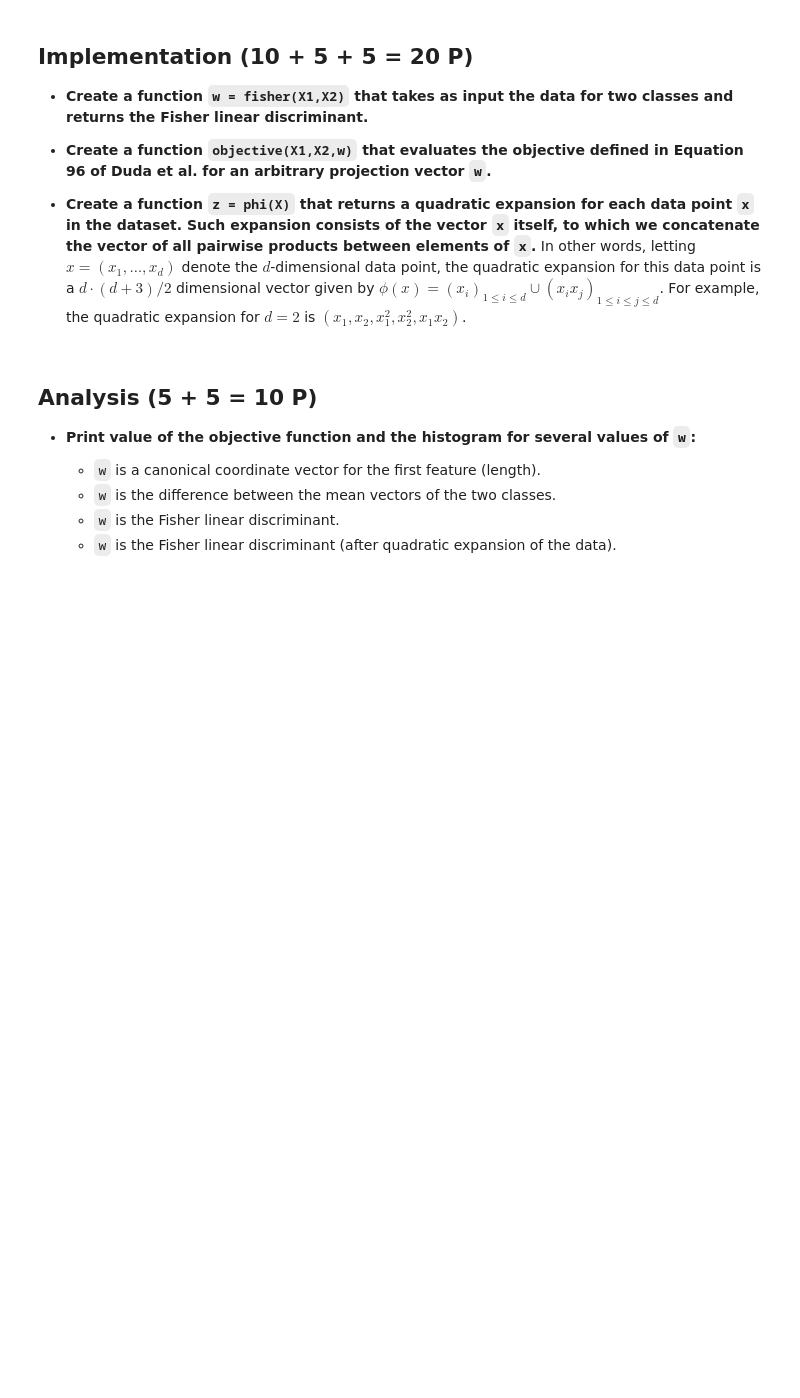
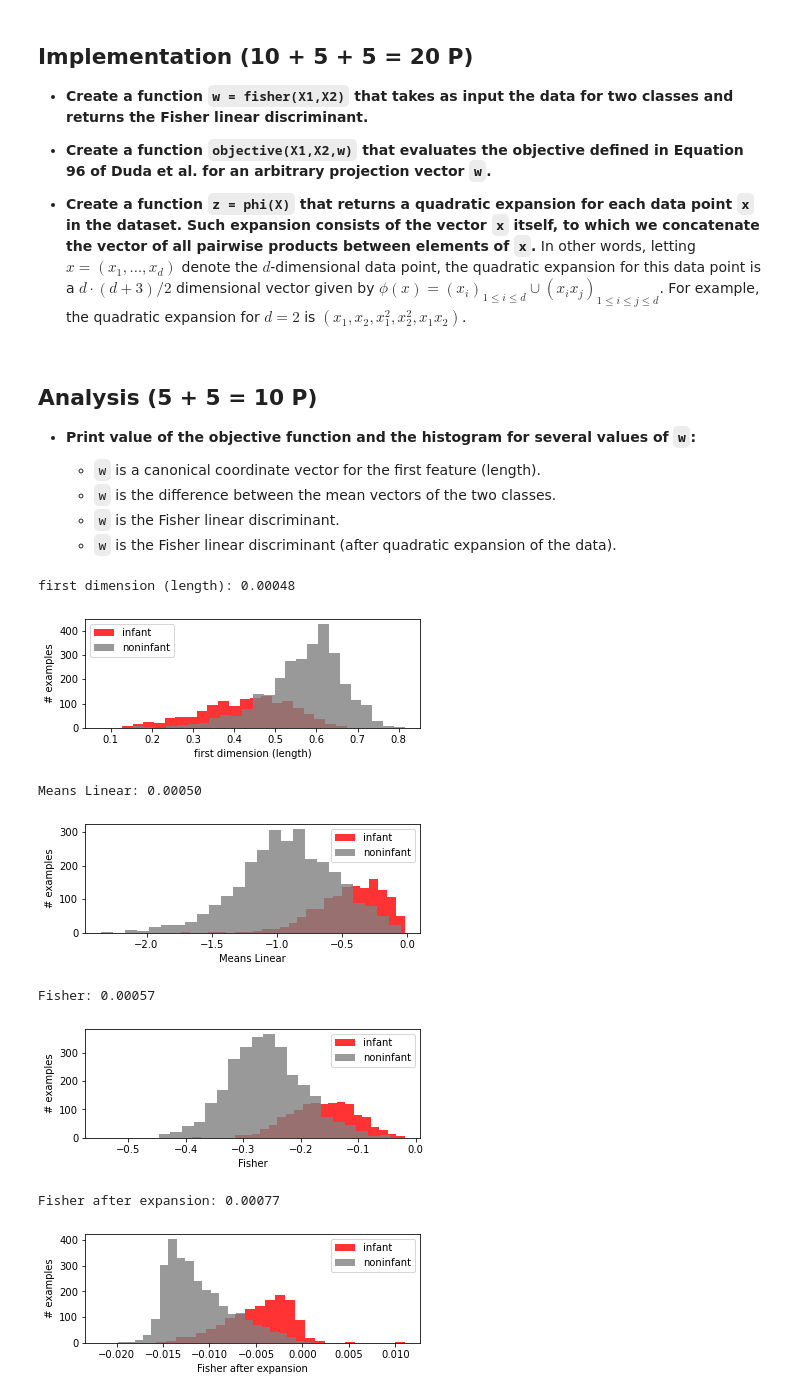
Before and after one commit to ro-pardo/machine-learning-1, a Jupyter notebook: exercise-4/03-code-part/sheet04.ipynb, the cells around one changed output. Saved outputs shown, nothing was run; the diff lists cells and outputs as text; code cells hidden in the pictures; blank space fills up the shorter version.

Commit message:
solution sheet04 code

```diff
--- a/exercise-4/03-code-part/sheet04.ipynb
+++ b/exercise-4/03-code-part/sheet04.ipynb
@@ -34,21 +43,3 @@ abalone.plot(w1,'projection on the first dimension (length)')
 
 
 * **Create a function `z = phi(X)` that returns a quadratic expansion for each data point `x` in the dataset. Such expansion consists of the vector `x` itself, to which we concatenate the vector of all pairwise products between elements of `x`.** In other words, letting $x = (x_1,\dots,x_d)$ denote the $d$-dimensional data point, the quadratic expansion for this data point is a $d \cdot (d+3)/2$ dimensional vector given by $\phi(x) = (x_i)_{1 \leq i \leq d} \cup (x_i x_j)_{1 \leq i \leq j \leq d}$. For example, the quadratic expansion for $d=2$ is $(x_1,x_2,x_1^2,x_2^2,x_1 x_2)$.
-# %%
-def fisher(X1,X2):
-    ##### Replace by your code
-    import solutions
-    return solutions.fisher(X1,X2)
-    #####
-
-def objective(X1,X2,w):
-    ##### Replace by your code
-    import solutions
-    return solutions.objective(X1,X2,w)
-    #####
-
-def expand(X):
-    ##### Replace by your code
-    import solutions
-    return solutions.expand(X)
-    #####
@@ -69,0 +129,41 @@ solutions.analysis()
+# %%
+%matplotlib inline
+
+X1 = abalone.I
+X2 = abalone.N
+
+
+def show(X1, X2, w, label):
+    objective_value = objective(X1, X2, w)
+    print('{}: {:.5f}'.format(label, objective_value))
+    abalone.plot(w, label)
+
+# w = canonical coordinate vector for the first feature (length).
+w1 = numpy.array([1,0,0,0,0,0,0])
+show(X1, X2, w1, 'first dimension (length)')
+
+
+# w = the difference between the mean vectors of the two classes.
+_a, _b, sub_means = get_Ss_matrix(X1, X2)
+show(X1, X2, sub_means, 'Means Linear')
+
+# w = he Fisher linear discriminant.
+w_fisher = fisher(X1, X2)
+show(X1, X2, w_fisher, 'Fisher')
+
+#w = the Fisher linear discriminant (after quadratic expansion of the data).
+X1_exp = expand(X1)
+X2_exp = expand(X2)
+abalone.I = X1_exp
+abalone.N = X2_exp
+w_fisher_exp = fisher(X1_exp, X2_exp)
+show(X1_exp, X2_exp, w_fisher_exp, 'Fisher after expansion')
+# %% [output]
+first dimension (length): 0.00048
+[figure, added]
+Means Linear: 0.00050
+[figure, added]
+Fisher: 0.00057
+[figure, added]
+Fisher after expansion: 0.00077
+[figure, added]
```
Also changed, not shown: parts of 6 cells of this notebook.
